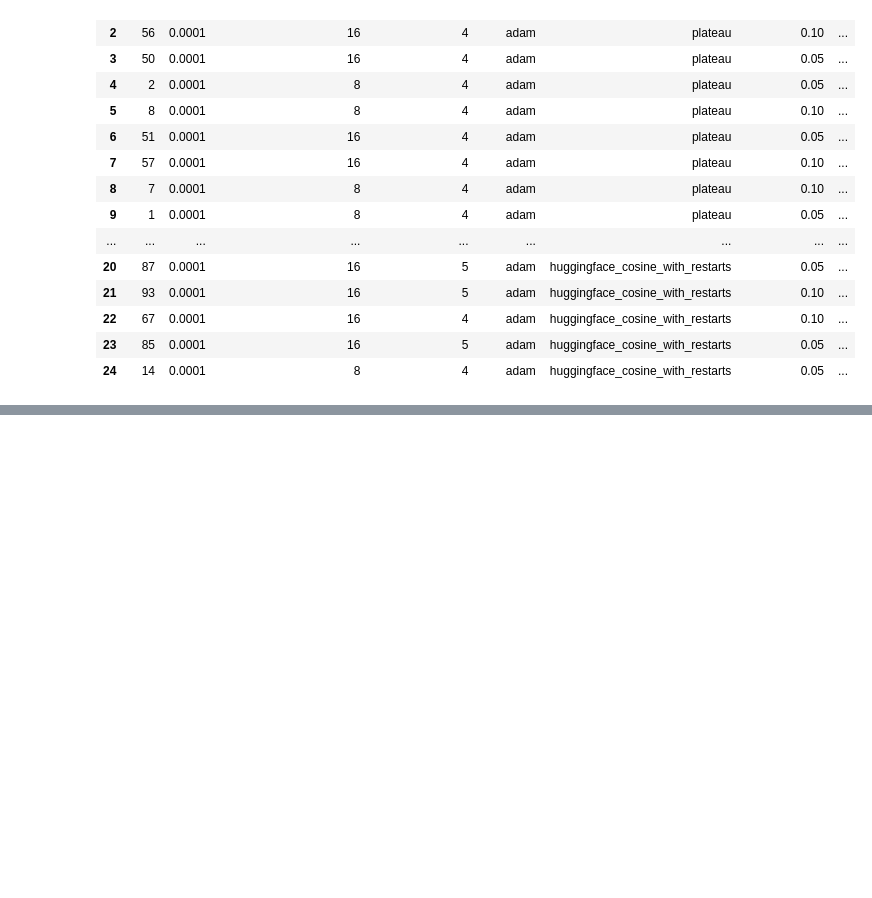
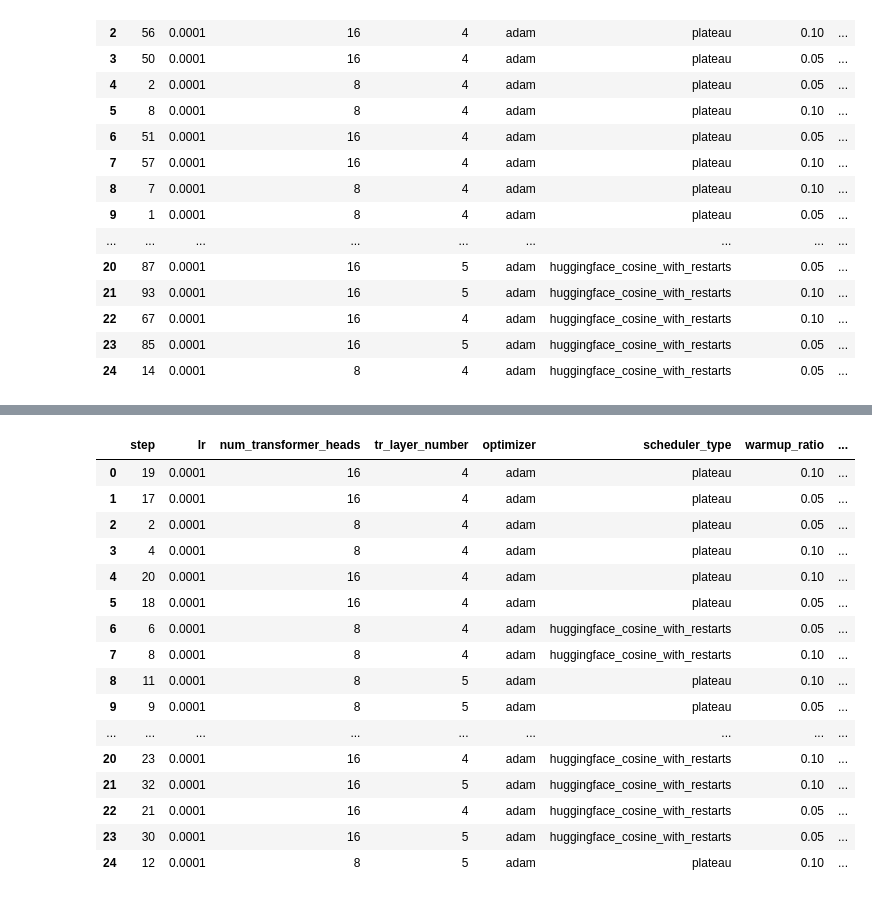
Before and after one commit to LEYA-HSE/BiBiER, a Jupyter notebook: analysis.ipynb, the cells around one changed output, grey strips where cells are left out. Cells and saved outputs as stored; diff of their text form; code cells hidden in the pictures; blank space fills up the shorter version.

```diff
--- a/analysis.ipynb
+++ b/analysis.ipynb
@@ -362,0 +413,26 @@ Sum of waveform values: -42.186981201171875
+# %%
+df = parse_smart_log("C:/Users/Alexandr/Desktop/sampling/bi/40.txt",25)
+
+from IPython.display import display
+pd.set_option("display.max_columns", None)
+pd.set_option("display.width", 160)
+
+display(df.head(25))
+# %% [output]
+|  | step | lr | num_transformer_heads | tr_layer_number | optimizer | scheduler_type | warmup_ratio | ... |
+| 0 | 19 | 0.0001 | 16 | 4 | adam | plateau | 0.10 | ... |
+| 1 | 17 | 0.0001 | 16 | 4 | adam | plateau | 0.05 | ... |
+| 2 | 2 | 0.0001 | 8 | 4 | adam | plateau | 0.05 | ... |
+| 3 | 4 | 0.0001 | 8 | 4 | adam | plateau | 0.10 | ... |
+| 4 | 20 | 0.0001 | 16 | 4 | adam | plateau | 0.10 | ... |
+| 5 | 18 | 0.0001 | 16 | 4 | adam | plateau | 0.05 | ... |
+| 6 | 6 | 0.0001 | 8 | 4 | adam | huggingface_cosine_with_restarts | 0.05 | ... |
+| 7 | 8 | 0.0001 | 8 | 4 | adam | huggingface_cosine_with_restarts | 0.10 | ... |
+| 8 | 11 | 0.0001 | 8 | 5 | adam | plateau | 0.10 | ... |
+| 9 | 9 | 0.0001 | 8 | 5 | adam | plateau | 0.05 | ... |
+| ... | ... | ... | ... | ... | ... | ... | ... | ... |
+| 20 | 23 | 0.0001 | 16 | 4 | adam | huggingface_cosine_with_restarts | 0.10 | ... |
+| 21 | 32 | 0.0001 | 16 | 5 | adam | huggingface_cosine_with_restarts | 0.10 | ... |
+| 22 | 21 | 0.0001 | 16 | 4 | adam | huggingface_cosine_with_restarts | 0.05 | ... |
+| 23 | 30 | 0.0001 | 16 | 5 | adam | huggingface_cosine_with_restarts | 0.05 | ... |
+| 24 | 12 | 0.0001 | 8 | 5 | adam | plateau | 0.10 | ... |
```
Also changed, not shown: parts of 9 cells of this notebook, 12 other files.
